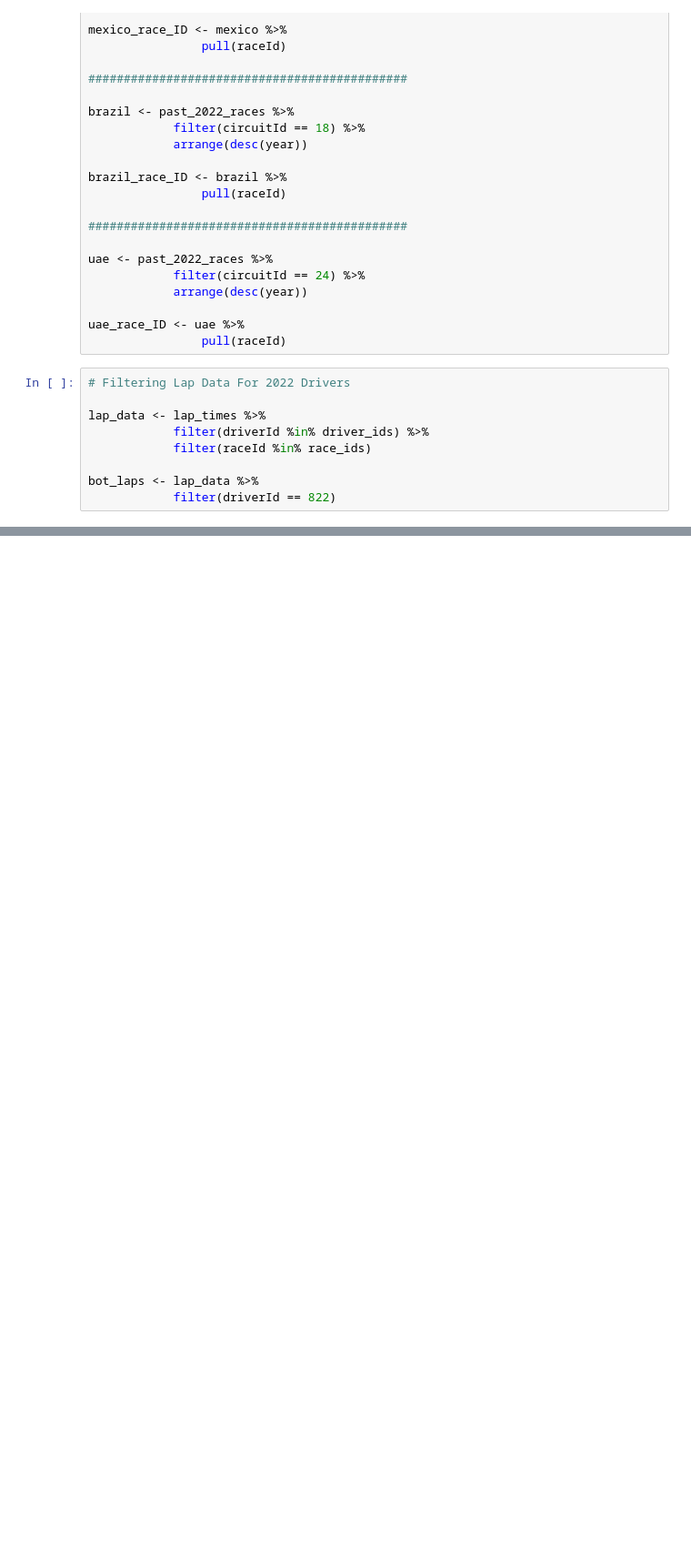
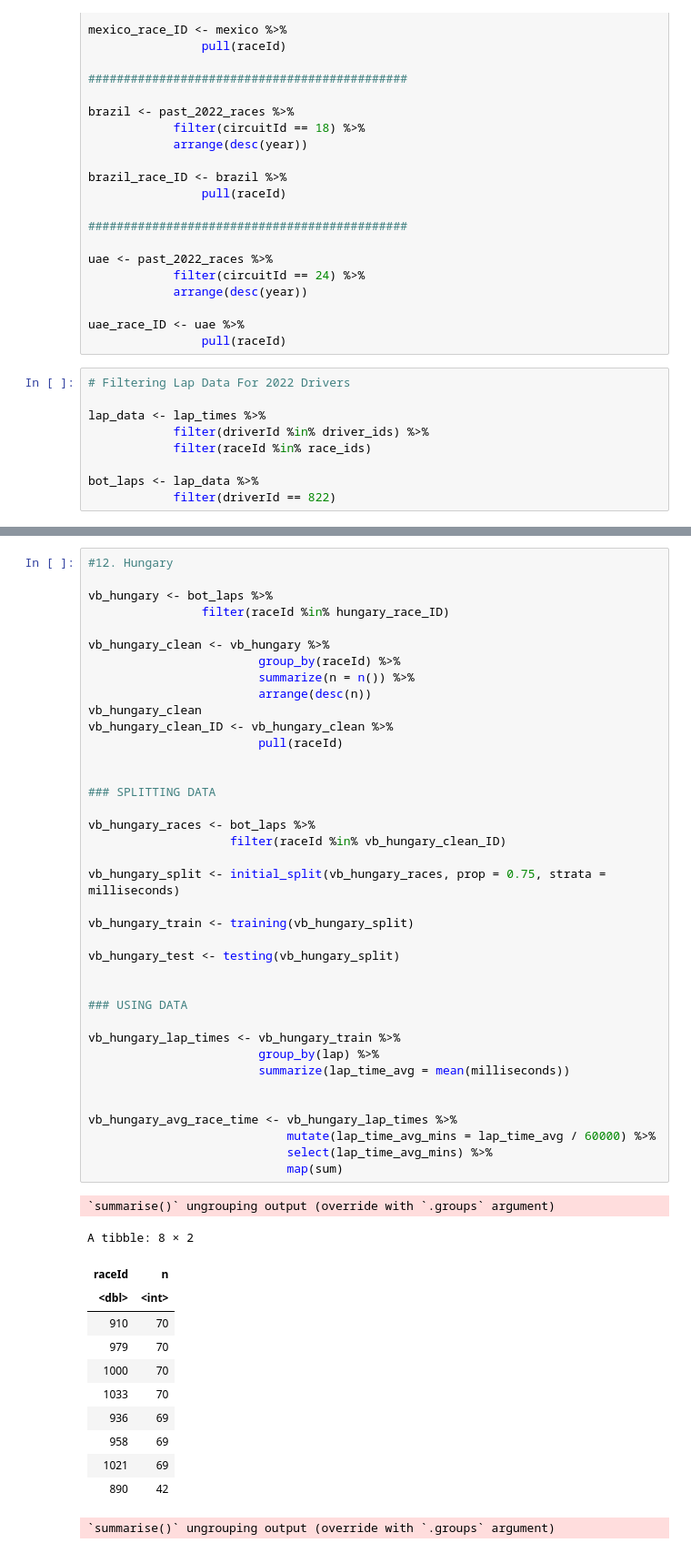
Before and after one commit to TaylorOglow/Formula_1, a Jupyter notebook: Lap Wrangling/vb_laps.ipynb, the cells around one changed output, grey strips where cells are left out. Shown at 91% size. Drawn from its saved outputs; the diff is of its cells as text; blank space fills up the shorter version.

```diff
--- a/Lap Wrangling/vb_laps.ipynb
+++ b/Lap Wrangling/vb_laps.ipynb
@@ -1208,0 +902,52 @@ A tibble: 2 × 2
+# %%
+#12. Hungary
+
+vb_hungary <- bot_laps %>%
+                filter(raceId %in% hungary_race_ID)
+
+vb_hungary_clean <- vb_hungary %>%
+                        group_by(raceId) %>%
+                        summarize(n = n()) %>%
+                        arrange(desc(n))
+vb_hungary_clean
+vb_hungary_clean_ID <- vb_hungary_clean %>%
+                        pull(raceId)
+
+
+### SPLITTING DATA
+
+vb_hungary_races <- bot_laps %>%
+                    filter(raceId %in% vb_hungary_clean_ID)
+
+vb_hungary_split <- initial_split(vb_hungary_races, prop = 0.75, strata = milliseconds)
+
+vb_hungary_train <- training(vb_hungary_split)
+
+vb_hungary_test <- testing(vb_hungary_split)
+
+
+### USING DATA
+
+vb_hungary_lap_times <- vb_hungary_train %>%
+                        group_by(lap) %>%
+                        summarize(lap_time_avg = mean(milliseconds))
+
+
+vb_hungary_avg_race_time <- vb_hungary_lap_times %>%
+                            mutate(lap_time_avg_mins = lap_time_avg / 60000) %>%
+                            select(lap_time_avg_mins) %>%
+                            map(sum)
+# %% [output]
+`summarise()` ungrouping output (override with `.groups` argument)
+A tibble: 8 × 2
+| raceId | n |
+| <dbl> | <int> |
+| 910 | 70 |
+| 979 | 70 |
+| 1000 | 70 |
+| 1033 | 70 |
+| 936 | 69 |
+| 958 | 69 |
+| 1021 | 69 |
+| 890 | 42 |
+`summarise()` ungrouping output (override with `.groups` argument)
```
Also changed, not shown: parts of 22 cells of this notebook, 7 other files.
